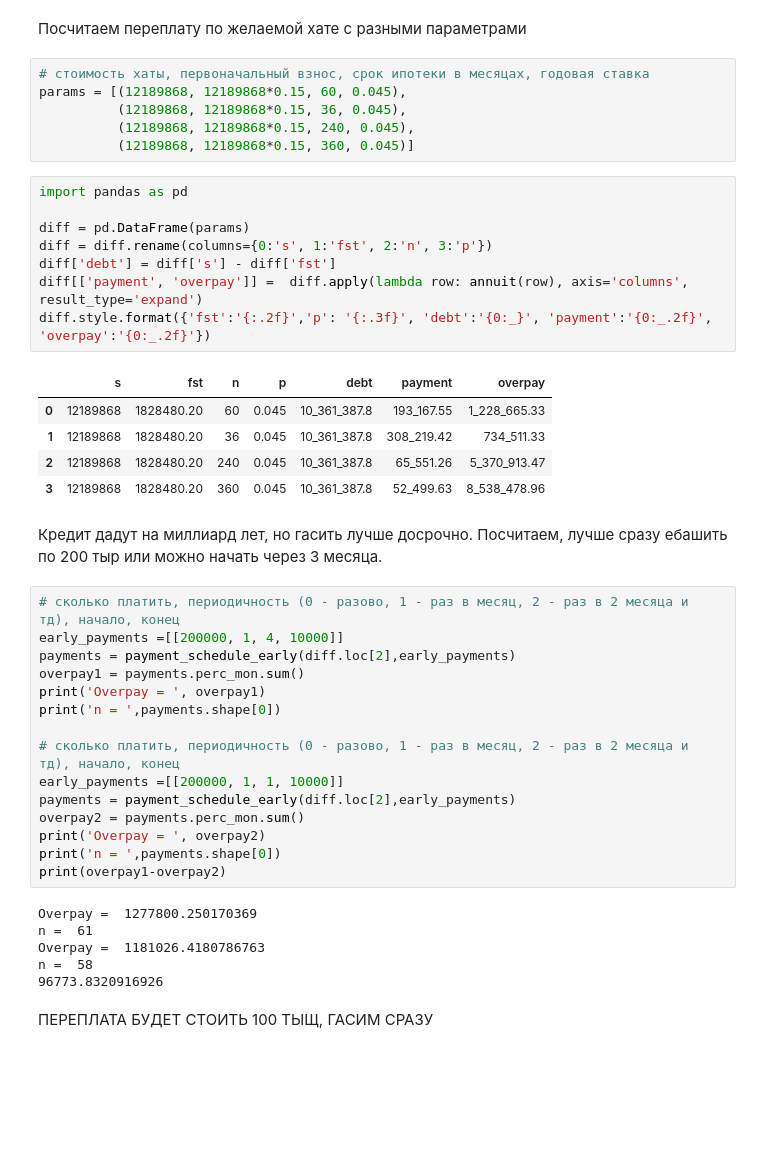
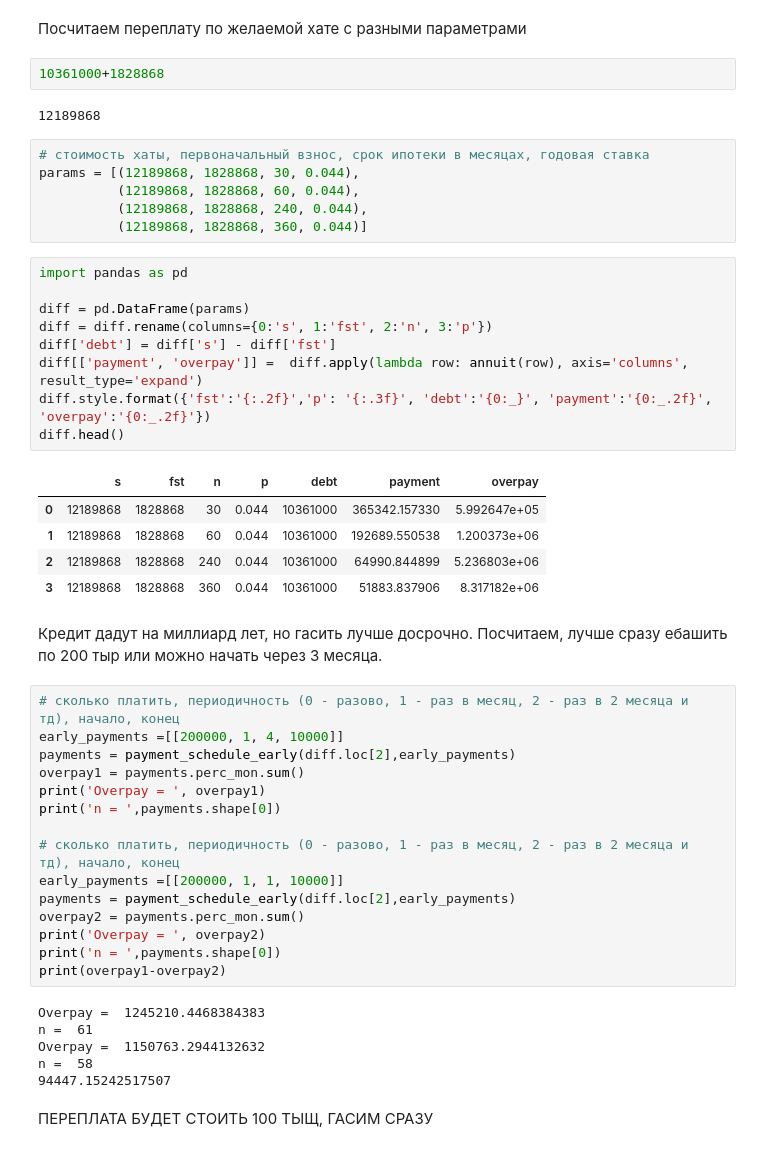
Before and after one commit to zoubrator/RealEstateSpb, a Jupyter notebook: buy_a_dream_apartment.ipynb, the cells around one changed output. Saved outputs shown, nothing was run; the diff lists cells and outputs as text; blank space fills up the shorter version.

```diff
--- a/buy_a_dream_apartment.ipynb
+++ b/buy_a_dream_apartment.ipynb
@@ -80,26 +80,31 @@ def payment_schedule_early(str, eps):
     return df
 # %% [markdown]
 Посчитаем переплату по желаемой хате с разными параметрами
+# %%
+10361000+1828868
+# %% [output]
+12189868
 # %%
 # стоимость хаты, первоначальный взнос, срок ипотеки в месяцах, годовая ставка
-params = [(12189868, 12189868*0.15, 60, 0.045),
-          (12189868, 12189868*0.15, 36, 0.045),
-          (12189868, 12189868*0.15, 240, 0.045),
-          (12189868, 12189868*0.15, 360, 0.045)]
+params = [(12189868, 1828868, 30, 0.044),
+          (12189868, 1828868, 60, 0.044),
+          (12189868, 1828868, 240, 0.044),
+          (12189868, 1828868, 360, 0.044)]
 # %%
 import pandas as pd
 
 diff = pd.DataFrame(params)
 diff = diff.rename(columns={0:'s', 1:'fst', 2:'n', 3:'p'})
 diff['debt'] = diff['s'] - diff['fst']
 diff[['payment', 'overpay']] =  diff.apply(lambda row: annuit(row), axis='columns', result_type='expand')
 diff.style.format({'fst':'{:.2f}','p': '{:.3f}', 'debt':'{0:_}', 'payment':'{0:_.2f}', 'overpay':'{0:_.2f}'})
+diff.head()
 # %% [output]
 |  | s | fst | n | p | debt | payment | overpay |
-| 0 | 12189868 | 1828480.20 | 60 | 0.045 | 10_361_387.8 | 193_167.55 | 1_228_665.33 |
-| 1 | 12189868 | 1828480.20 | 36 | 0.045 | 10_361_387.8 | 308_219.42 | 734_511.33 |
-| 2 | 12189868 | 1828480.20 | 240 | 0.045 | 10_361_387.8 | 65_551.26 | 5_370_913.47 |
-| 3 | 12189868 | 1828480.20 | 360 | 0.045 | 10_361_387.8 | 52_499.63 | 8_538_478.96 |
+| 0 | 12189868 | 1828868 | 30 | 0.044 | 10361000 | 365342.157330 | 5.992647e+05 |
+| 1 | 12189868 | 1828868 | 60 | 0.044 | 10361000 | 192689.550538 | 1.200373e+06 |
+| 2 | 12189868 | 1828868 | 240 | 0.044 | 10361000 | 64990.844899 | 5.236803e+06 |
+| 3 | 12189868 | 1828868 | 360 | 0.044 | 10361000 | 51883.837906 | 8.317182e+06 |
 # %% [markdown]
 Кредит дадут на миллиард лет, но гасить лучше досрочно. Посчитаем, лучше сразу ебашить по 200 тыр или можно начать через 3 месяца.
 # %%
@@ -118,11 +123,11 @@ print('Overpay = ', overpay2)
 print('n = ',payments.shape[0])
 print(overpay1-overpay2)
 # %% [output]
-Overpay =  1277800.250170369
+Overpay =  1245210.4468384383
 n =  61
-Overpay =  1181026.4180786763
+Overpay =  1150763.2944132632
 n =  58
-96773.8320916926
+94447.15242517507
 # %% [markdown]
 ПЕРЕПЛАТА БУДЕТ СТОИТЬ 100 ТЫЩ, ГАСИМ СРАЗУ
 # %% [markdown]
```
Also changed, not shown: parts of 34 cells of this notebook.
